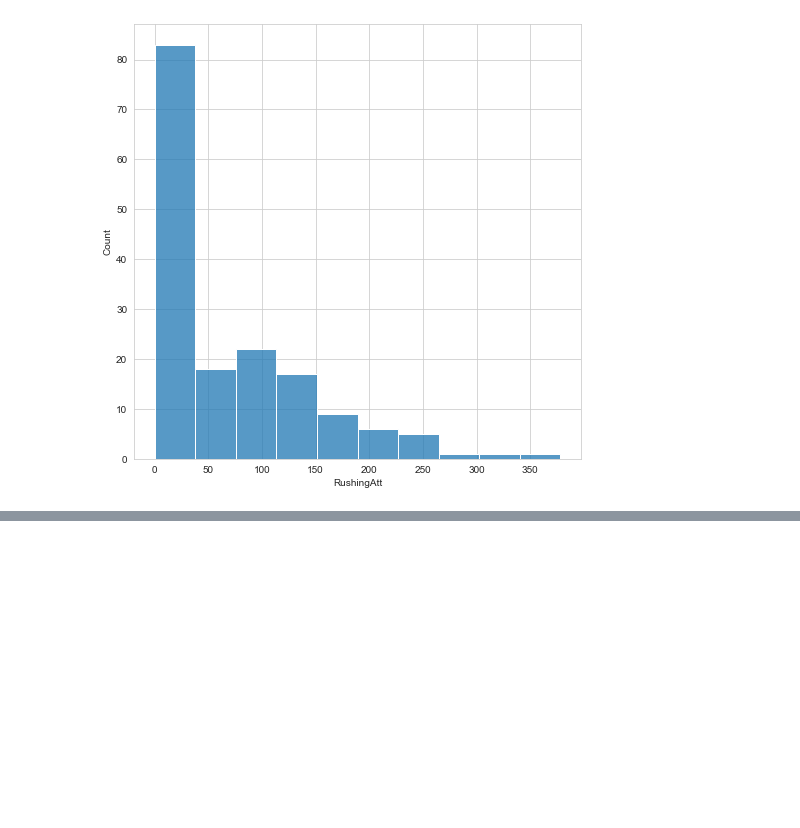
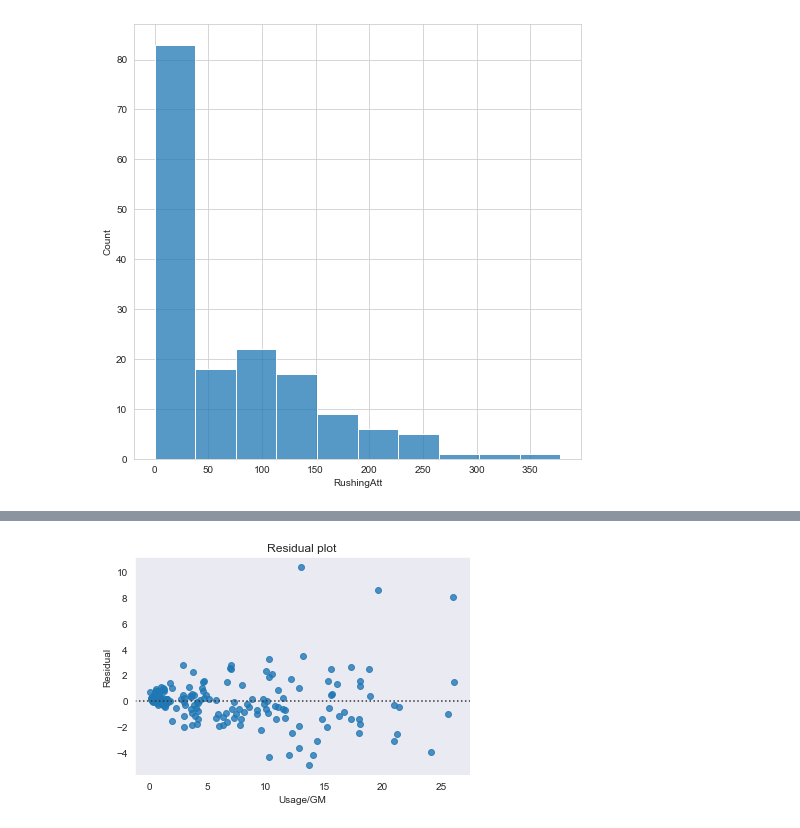
Before and after one commit to AlexanderCrisler/Data-Science-Final-Project, a Jupyter notebook: seaborn_vis.ipynb, the cells around one changed output, grey strips where cells are left out. Drawn from its saved outputs; the diff is of its cells as text; code cells hidden in the pictures; blank space fills up the shorter version.

```diff
--- a/seaborn_vis.ipynb
+++ b/seaborn_vis.ipynb
@@ -144,0 +195,10 @@ sns.histplot(rb_df['RushingAtt'])
+# %%
+sns.set_style('dark') # changing up the style
+
+sns.residplot(rb_df['Usage/G'], rb_df['FantasyPoints/G'])
+plt.title('Residual plot')
+plt.xlabel('Usage/GM') # this is how we set an x label in matplotlib
+plt.ylabel('Residual') # this is how we set a y label in matplotlib
+plt.show() # show our plot
+# %% [output]
+[figure, added]
```
Also changed, not shown: parts of 14 cells of this notebook, 4 other files.
